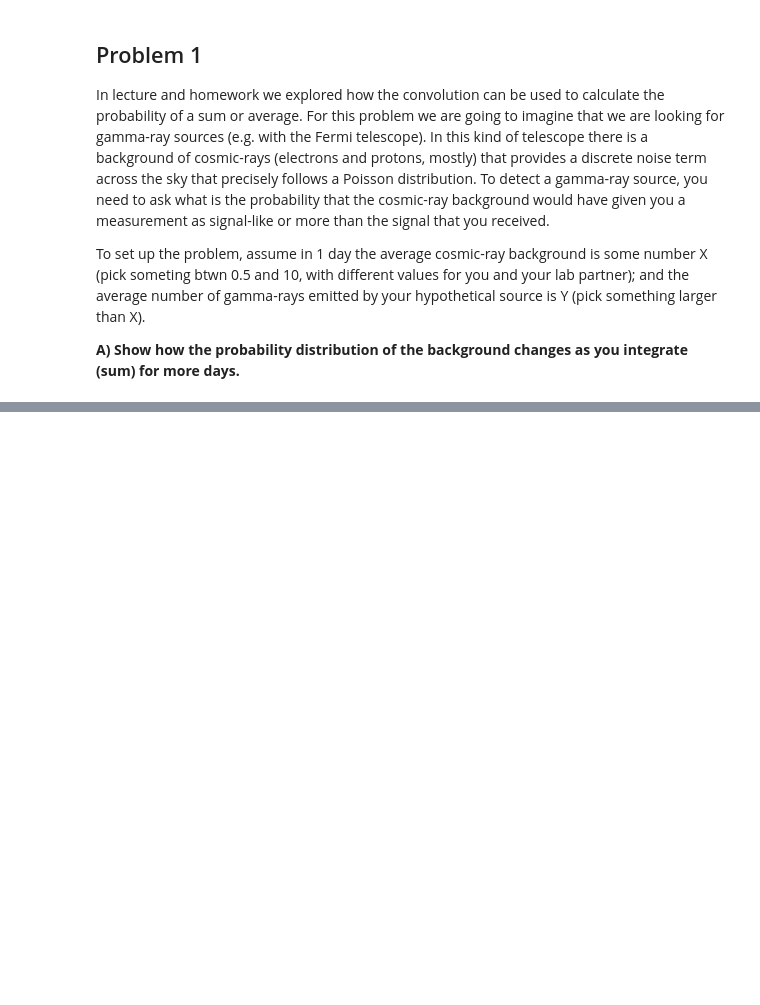
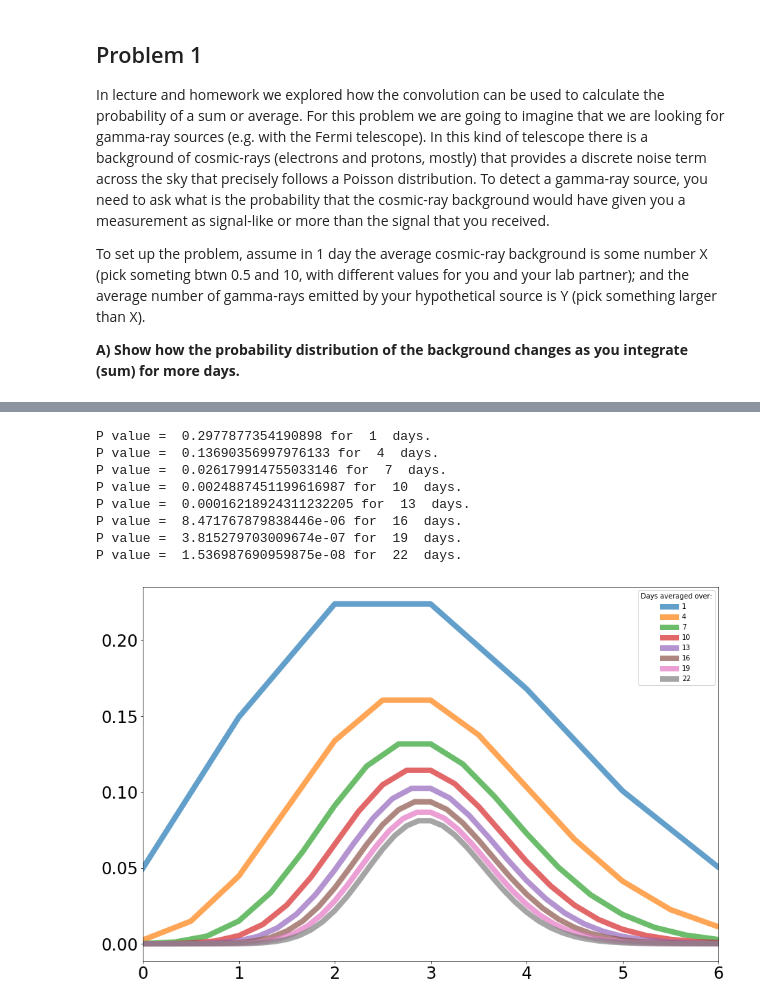
Before and after one commit to nsyochum/Physics-434, a Jupyter notebook: Lab_2/Lab_2.ipynb, the cells around one changed output, grey strips where cells are left out. Cells and saved outputs as stored; diff of their text form; code cells hidden in the pictures; blank space fills up the shorter version.

```diff
--- a/Lab_2/Lab_2.ipynb
+++ b/Lab_2/Lab_2.ipynb
@@ -30,0 +50,31 @@ for days in range(1, maxDays + 1):
+# %%
+plt.rcParams["figure.figsize"] = (15,10)
+fig, ax = plt.subplots(1, 1)
+average = 3
+maxDays = 23
+value = 20
+x = np.linspace(0,10,11)
+distribution = stats.poisson.pmf(x, average, loc=0)
+ave = distribution
+
+for day in range(1,maxDays,3):
+    x = np.linspace(0,10,ave.size)
+    ax.plot(x, ave, linewidth=8, alpha=0.7, label=day)
+    a, b =stats.normaltest(ave)
+    print("P value = ",b, "for ",day," days.")
+    ave = np.convolve(distribution,ave)
+
+plt.tick_params(labelsize = 24)
+plt.legend(title="Days averaged over:")
+plt.xlim([0,6])
+plt.show()
+# %% [output]
+P value =  0.2977877354190898 for  1  days.
+P value =  0.13690356997976133 for  4  days.
+P value =  0.026179914755033146 for  7  days.
+P value =  0.0024887451199616987 for  10  days.
+P value =  0.00016218924311232205 for  13  days.
+P value =  8.471767879838446e-06 for  16  days.
+P value =  3.815279703009674e-07 for  19  days.
+P value =  1.536987690959875e-08 for  22  days.
+[figure, added]
```
Also changed, not shown: parts of 8 cells of this notebook.
